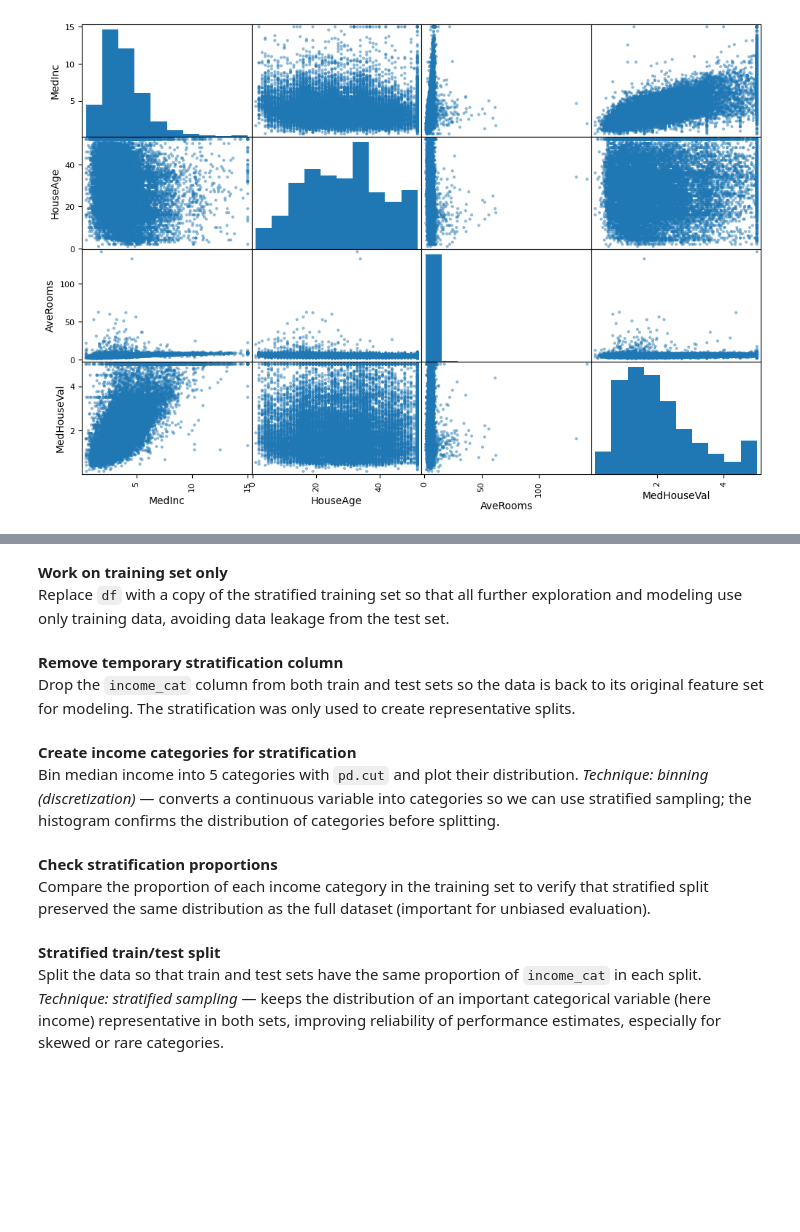
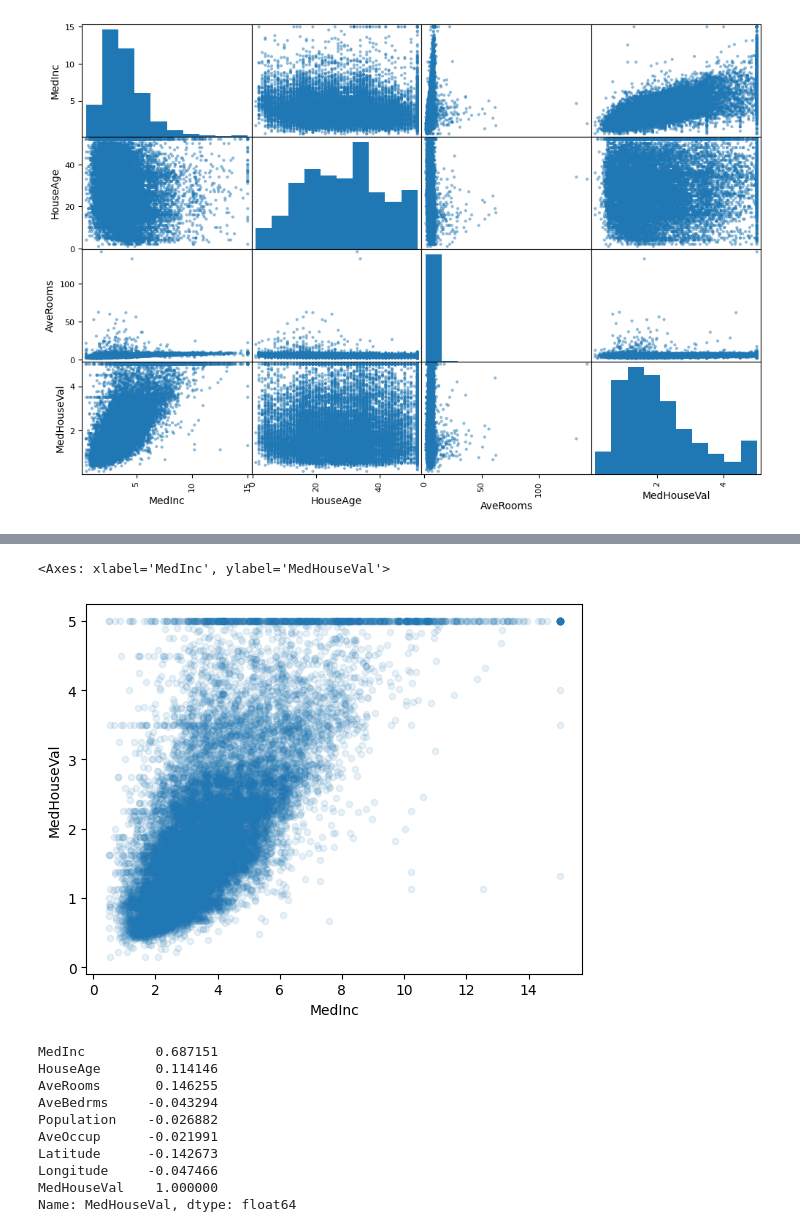
Before and after one commit to rodravknight9/machine-learning, a Jupyter notebook: textbooks/hands-on-machine-learning/example.ipynb, the cells around one changed output, grey strips where cells are left out. Drawn from its saved outputs; the diff is of its cells as text; code cells hidden in the pictures; blank space fills up the shorter version.

```diff
--- a/textbooks/hands-on-machine-learning/example.ipynb
+++ b/textbooks/hands-on-machine-learning/example.ipynb
@@ -386,15 +356,19 @@ Use `train_test_split` to randomly split the dataframe into 80% train and 20% te
-# %% [markdown]
-**Work on training set only**
-Replace `df` with a copy of the stratified training set so that all further exploration and modeling use only training data, avoiding data leakage from the test set.
-# %% [markdown]
-**Remove temporary stratification column**
-Drop the `income_cat` column from both train and test sets so the data is back to its original feature set for modeling. The stratification was only used to create representative splits.
-# %% [markdown]
-**Create income categories for stratification**
-Bin median income into 5 categories with `pd.cut` and plot their distribution. *Technique: binning (discretization)* — converts a continuous variable into categories so we can use stratified sampling; the histogram confirms the distribution of categories before splitting.
-# %% [markdown]
-**Check stratification proportions**
-Compare the proportion of each income category in the training set to verify that stratified split preserved the same distribution as the full dataset (important for unbiased evaluation).
-# %% [markdown]
-**Stratified train/test split**
-Split the data so that train and test sets have the same proportion of `income_cat` in each split. *Technique: stratified sampling* — keeps the distribution of an important categorical variable (here income) representative in both sets, improving reliability of performance estimates, especially for skewed or rare categories.
+# %%
+df.plot(kind="scatter", x="MedInc", y="MedHouseVal", alpha=0.1)
+# %% [output]
+<Axes: xlabel='MedInc', ylabel='MedHouseVal'>
+[figure, added]
+# %%
+corr_matrix = df.corr()
+corr_matrix["MedHouseVal"]
+# %% [output]
+MedInc         0.687151
+HouseAge       0.114146
+AveRooms       0.146255
+AveBedrms     -0.043294
+Population    -0.026882
+AveOccup      -0.021991
+Latitude      -0.142673
+Longitude     -0.047466
+MedHouseVal    1.000000
+Name: MedHouseVal, dtype: float64
```
Also changed, not shown: parts of 53 cells of this notebook.
